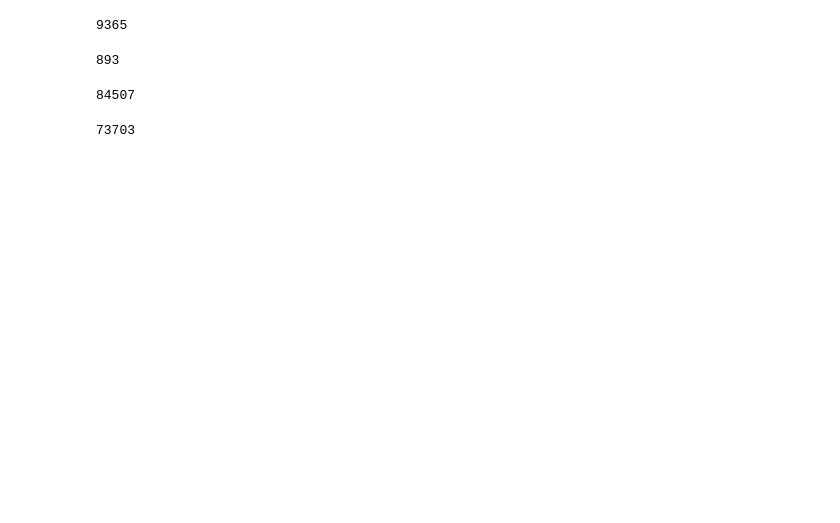
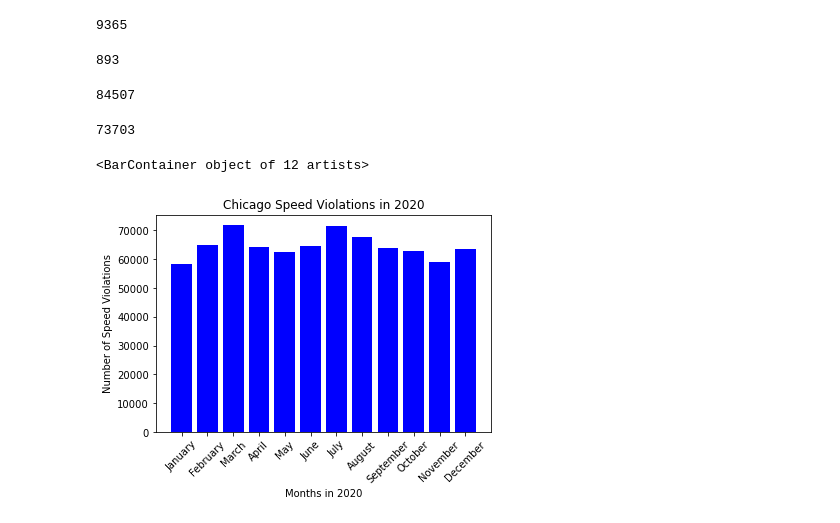
Before and after one commit to WACunninghamIV/Chicago_Traffic-RidershipData, a Jupyter notebook: speed_code.ipynb, the cells around one changed output. Drawn from its saved outputs; the diff is of its cells as text; code cells hidden in the pictures; blank space fills up the shorter version.

Commit message:
adding graph

```diff
--- a/speed_code.ipynb
+++ b/speed_code.ipynb
@@ -178,3 +186,19 @@ jul_18_df = speed_data_df.loc[(speed_data_df["violation_date_as_date"] > jul_18_
 jul_18_df["VIOLATIONS"].sum()
 # %% [output]
 73703
+# %%
+Months_in_2020 = ["January", "February", "March", "April", "May", "June",
+                "July","August", "September", "October", "November", "December"]
+number_speed_violations = [58451, 64970, 71898, 64303, 62554, 64591, 71562, 67697, 63822, 62747, 59097, 63519]
+x_axis = np.arange(len(number_speed_violations))
+x_axis = Months_in_2020
+# %%
+#bar plot generation
+plt.xticks(rotation = 45)
+plt.title("Chicago Speed Violations in 2020")
+plt.xlabel("Months in 2020")
+plt.ylabel("Number of Speed Violations")
+plt.bar(x_axis, number_speed_violations, color="b", align="center")
+# %% [output]
+<BarContainer object of 12 artists>
+[figure, added]
```
Also changed, not shown: parts of 3 cells of this notebook.
